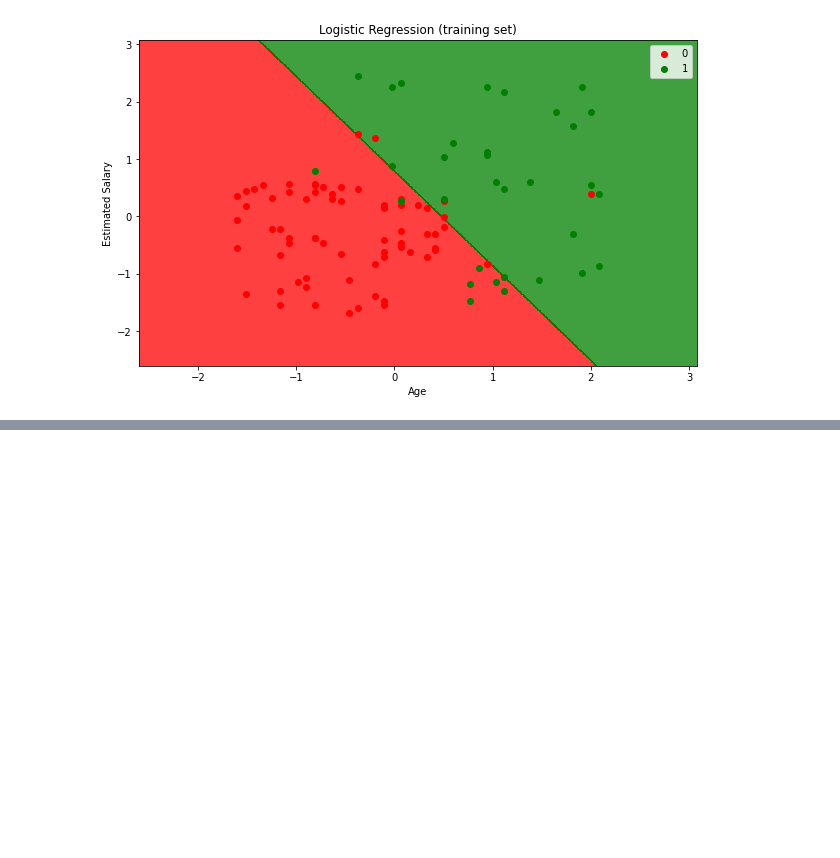
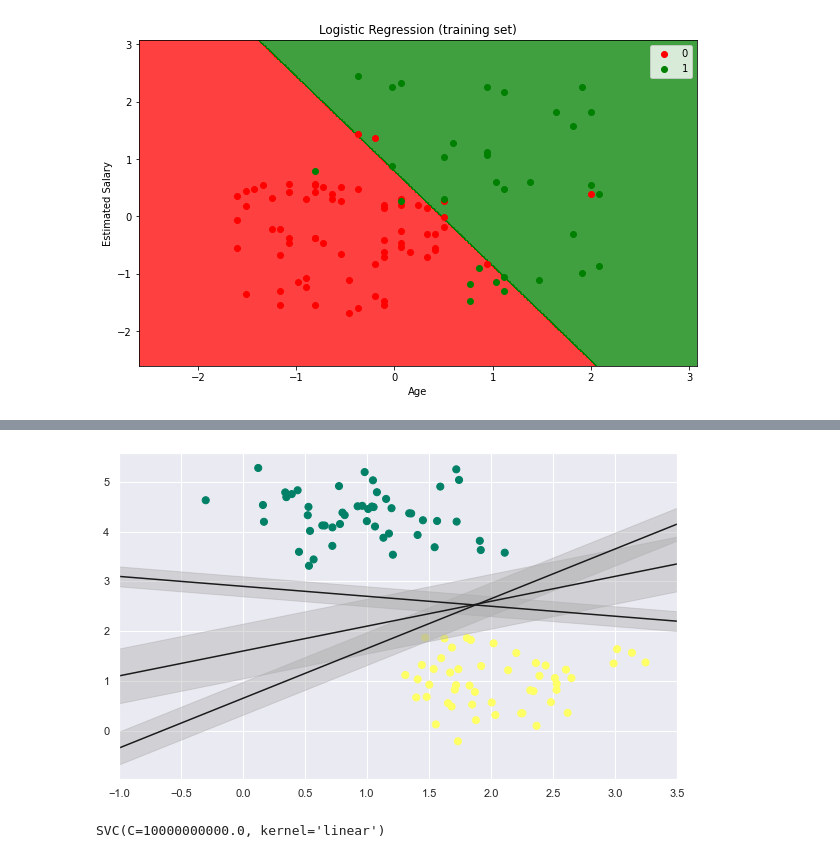
Before and after one commit to fatihdursunfd/AI-Bootcamp, a Jupyter notebook: AI/Machine Learning/Classification/svm.ipynb, the cells around one changed output, grey strips where cells are left out. Saved outputs shown, nothing was run; the diff lists cells and outputs as text; code cells hidden in the pictures; blank space fills up the shorter version.

```diff
--- a/AI/Machine Learning/Classification/svm.ipynb
+++ b/AI/Machine Learning/Classification/svm.ipynb
@@ -83,0 +107,19 @@ plt.show()
+# %%
+xfit = np.linspace(-1, 3.5)
+plt.scatter(X[:, 0], X[: , 1] , c = y , s = 50 , cmap= "summer" )
+
+for m, b, d in [(1, 0.65, 0.33) , (0.5, 1.6, 0.55) , (-0.2, 2.9, 0.2)]:
+    yfit = m * xfit + b
+    plt.plot(xfit , yfit, "-k")
+    plt.fill_between(xfit , yfit - d , yfit + d , edgecolor = 'none' , color="#AAAAAA" , alpha = 0.4)
+
+plt.xlim(-1, 3.5)
+plt.show()
+# %% [output]
+[figure, added]
+# %%
+from sklearn.svm import SVC
+model = SVC(kernel='linear' , C = 1E10)
+model.fit(X,y)
+# %% [output]
+SVC(C=10000000000.0, kernel='linear')
```
Also changed, not shown: parts of 5 cells of this notebook, 2 other files.
